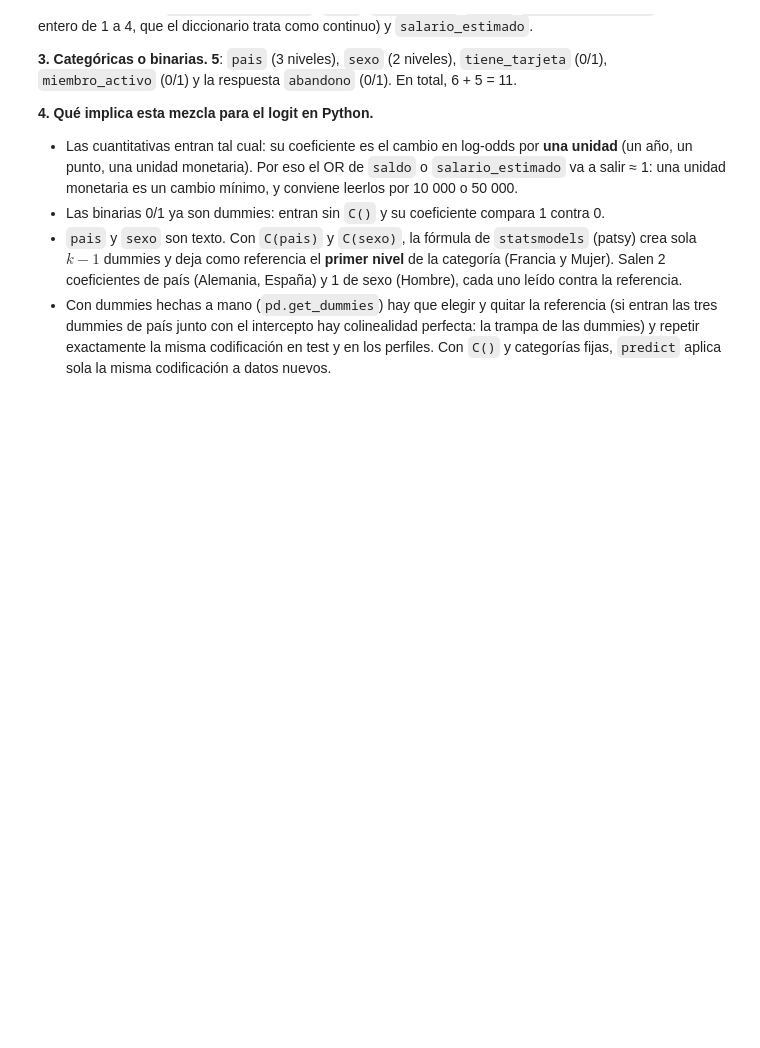
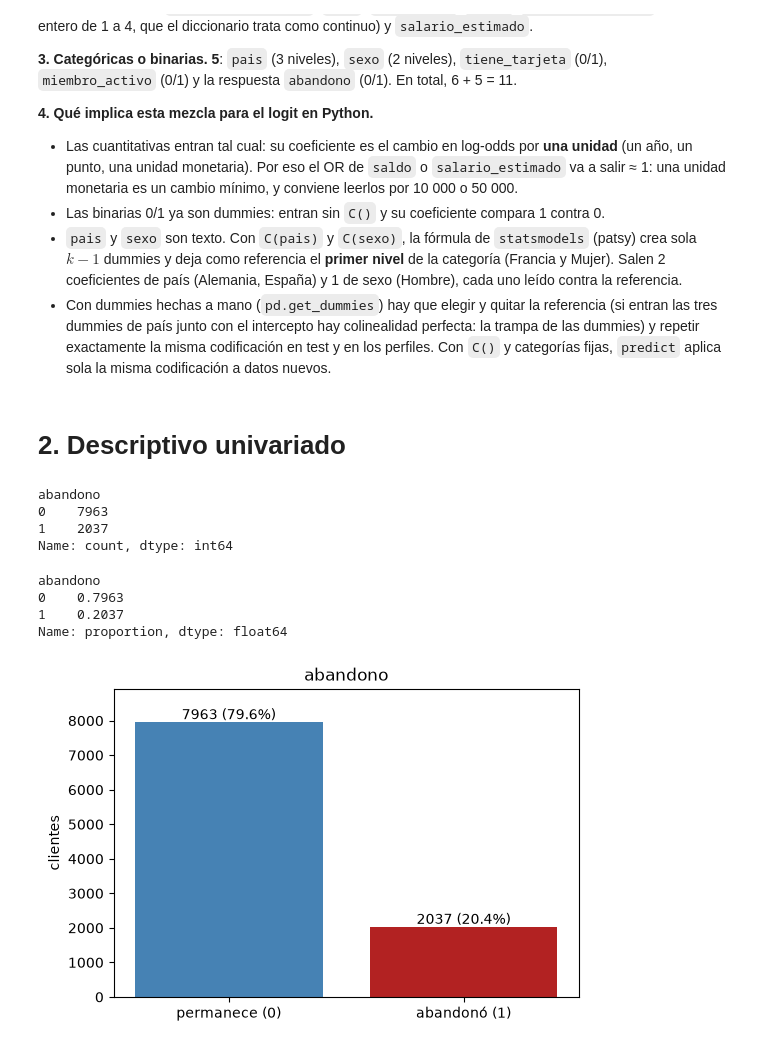
Before and after one commit to sebasrolemmel/Taller-abandono-producto-20262, a Jupyter notebook: Taller_Abandono_Producto_Financiero.ipynb, the cells around one changed output. Cells and saved outputs as stored; diff of their text form; code cells hidden in the pictures; blank space fills up the shorter version.

Commit message:
Punto 2: descriptivo univariado

```diff
--- a/Taller_Abandono_Producto_Financiero.ipynb
+++ b/Taller_Abandono_Producto_Financiero.ipynb
@@ -179,3 +179,30 @@ dtype: int64
 - Las binarias 0/1 ya son dummies: entran sin `C()` y su coeficiente compara 1 contra 0.
 - `pais` y `sexo` son texto. Con `C(pais)` y `C(sexo)`, la fórmula de `statsmodels` (patsy) crea sola $k-1$ dummies y deja como referencia el **primer nivel** de la categoría (Francia y Mujer). Salen 2 coeficientes de país (Alemania, España) y 1 de sexo (Hombre), cada uno leído contra la referencia.
 - Con dummies hechas a mano (`pd.get_dummies`) hay que elegir y quitar la referencia (si entran las tres dummies de país junto con el intercepto hay colinealidad perfecta: la trampa de las dummies) y repetir exactamente la misma codificación en test y en los perfiles. Con `C()` y categorías fijas, `predict` aplica sola la misma codificación a datos nuevos.
+# %% [markdown]
+# 2. Descriptivo univariado
+# %%
+datos["abandono"].value_counts()
+# %% [output]
+abandono
+0    7963
+1    2037
+Name: count, dtype: int64
+# %%
+datos["abandono"].value_counts(normalize=True)
+# %% [output]
+abandono
+0    0.7963
+1    0.2037
+Name: proportion, dtype: float64
+# %%
+conteo = datos["abandono"].value_counts().sort_index()
+plt.bar(["permanece (0)", "abandonó (1)"], conteo.values, color=["steelblue", "firebrick"])
+for i, v in enumerate(conteo.values):
+    plt.text(i, v + 80, f"{v} ({v / conteo.sum():.1%})", ha="center")
+plt.ylim(0, conteo.max() * 1.12)
+plt.ylabel("clientes")
+plt.title("abandono")
+plt.show()
+# %% [output]
+[figure, added]
```
Also changed, not shown: parts of 11 cells of this notebook.
